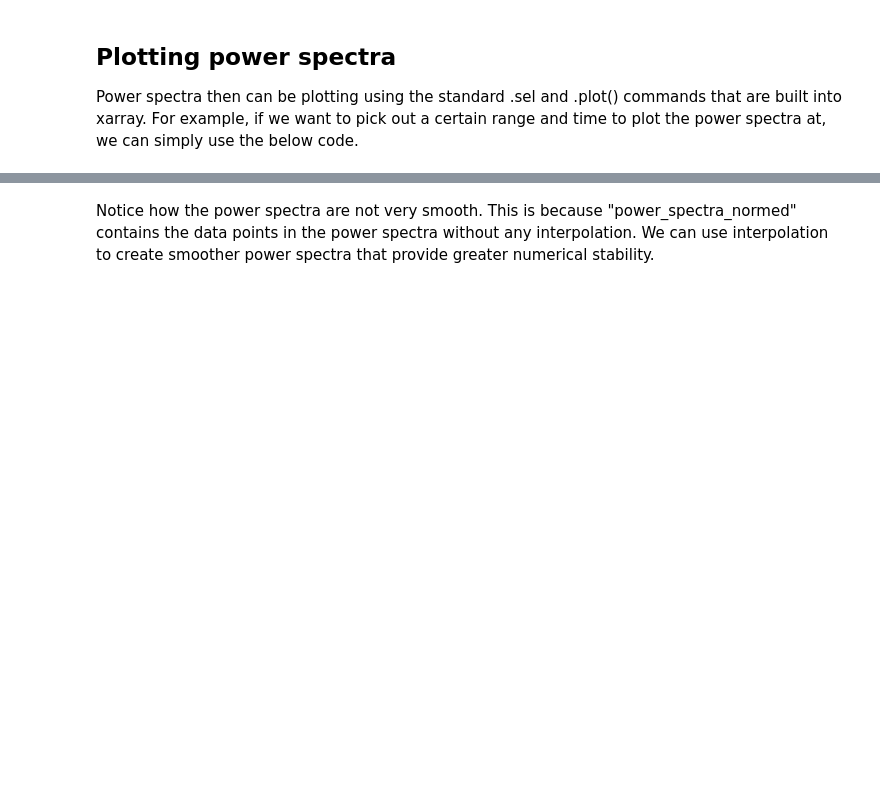
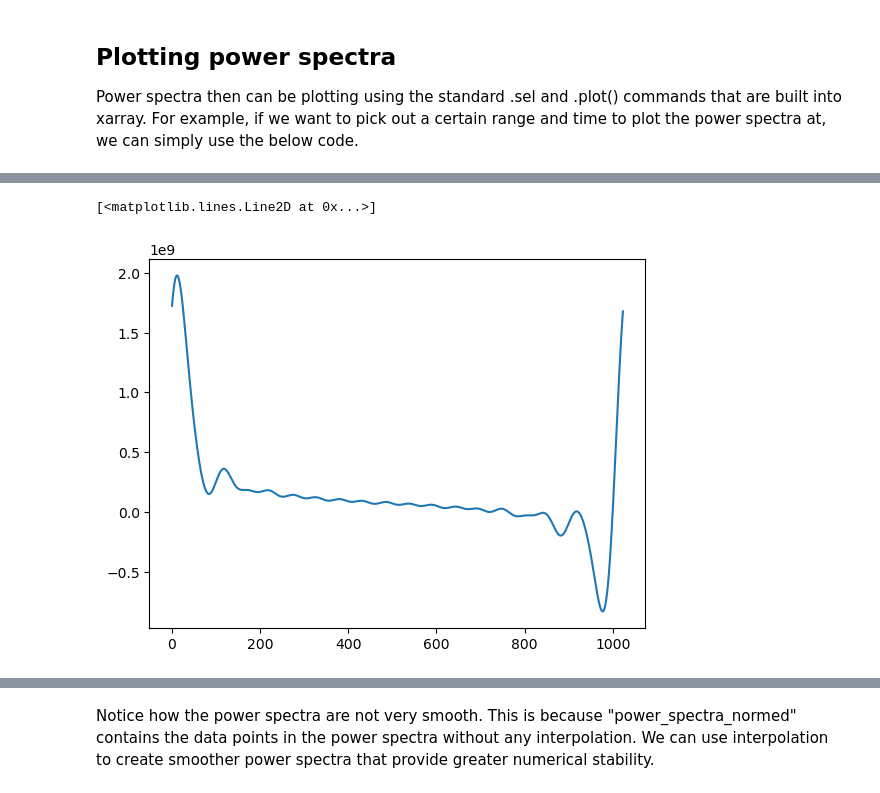
Before and after one commit to rcjackson/HighIQ, a Jupyter notebook: notebooks/HighIQ example notebook.ipynb, the cells around one changed output, grey strips where cells are left out. Cells and saved outputs as stored; diff of their text form; code cells hidden in the pictures; blank space fills up the shorter version.

```diff
--- a/notebooks/HighIQ example notebook.ipynb
+++ b/notebooks/HighIQ example notebook.ipynb
@@ -70,0 +93,8 @@ plt.ylim([0, 6])
+# %%
+acf = ds['acf']
+acf = acf[:, :, 0] + acf[:, :, 1] * 1j
+#acf = np.pad(np.concatenate([acf[:, :, -1:0:-1], acf[:, :, :]], axis=2), ((0, 0), (0, 0), (512-20, 512+20)))
+plt.plot(np.fft.fft(np.sum(acf[0, 90:110, :], axis=1), n=1024))
+# %% [output]
+[<matplotlib.lines.Line2D at 0x...>]
+[figure, added]
```
Also changed, not shown: parts of 19 cells of this notebook, 1 other file.
